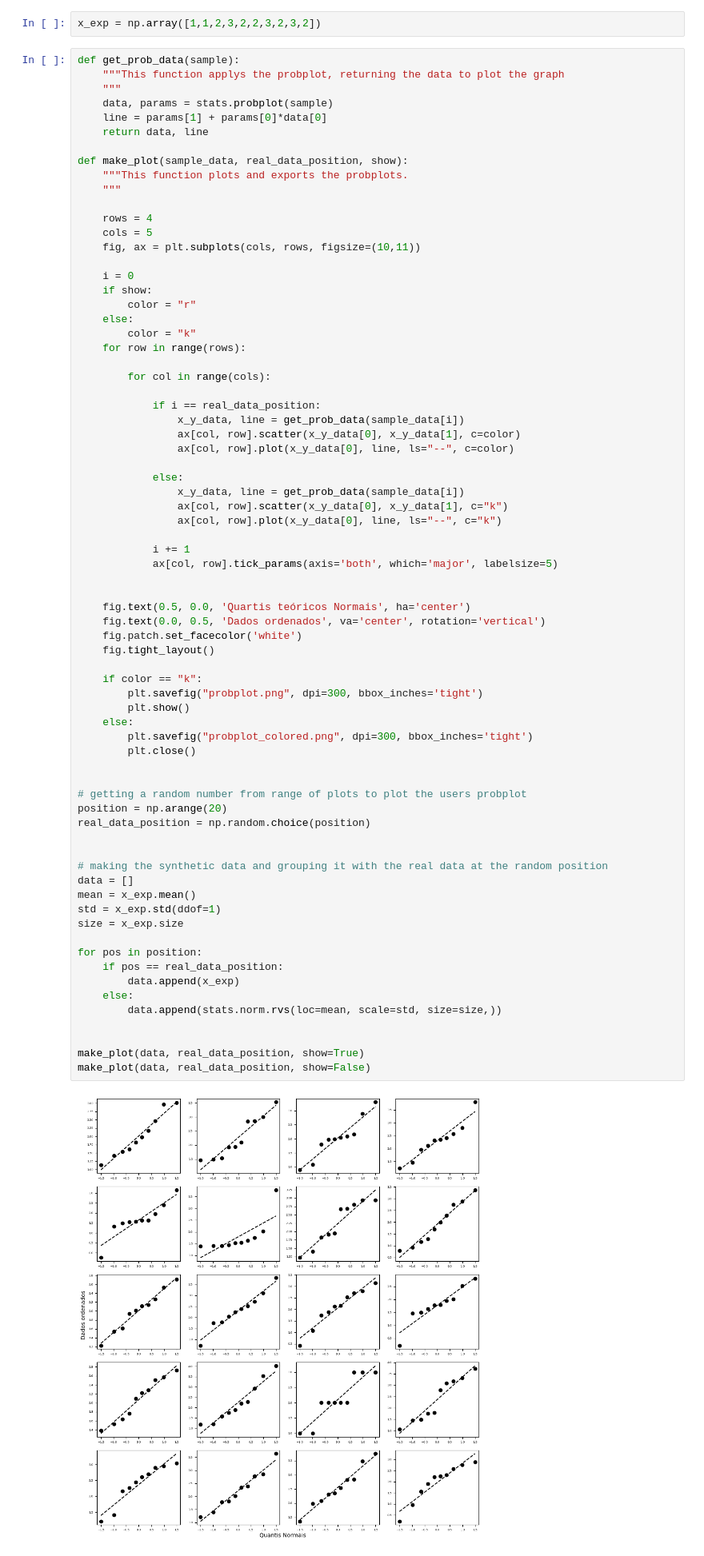
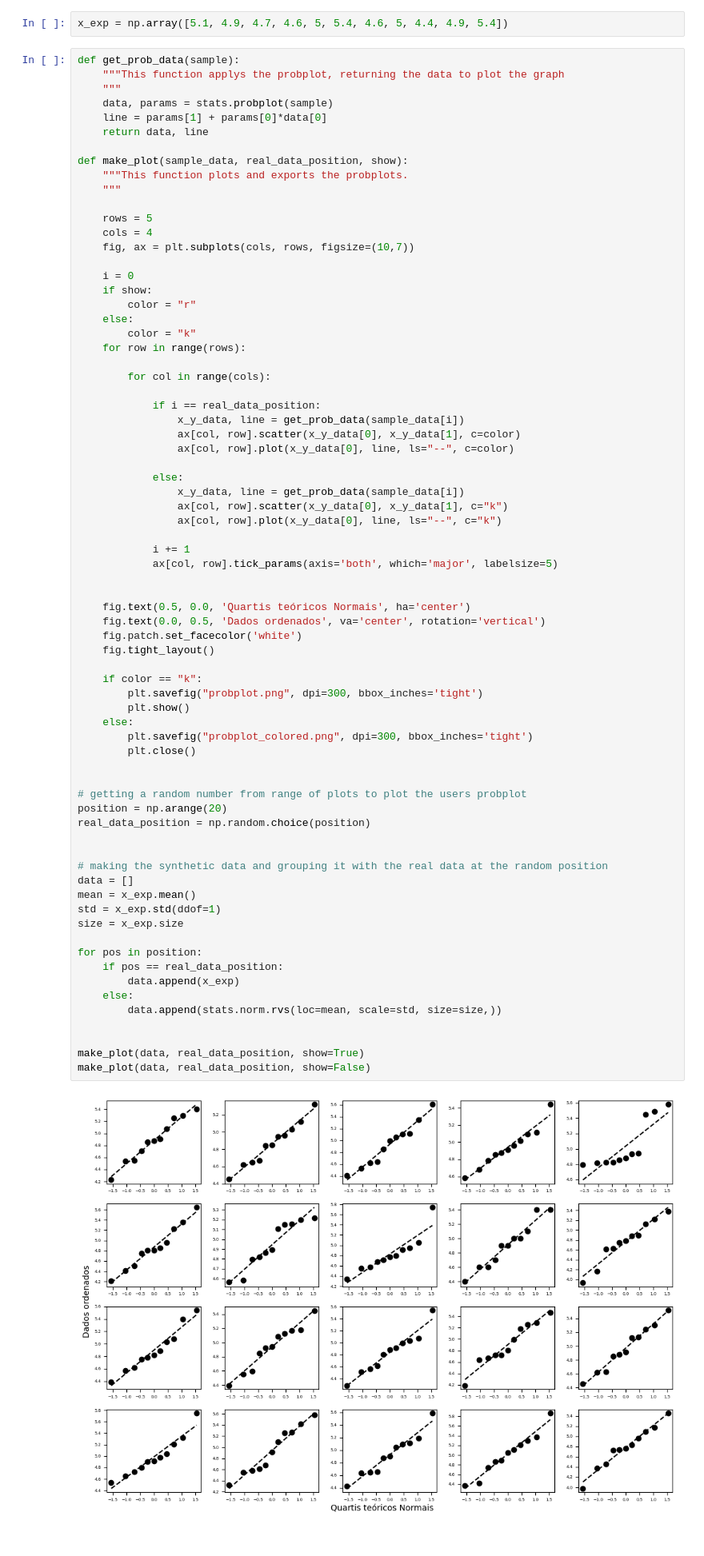
Before and after one commit to andersonmdcanteli/val-metodos-analiticos, a Jupyter notebook: make-plots/probplot/random-probplot.ipynb, the cells around one changed output. Shown at 80% size. Cells and saved outputs as stored; diff of their text form.

Commit message:
update probplot figures

```diff
--- a/make-plots/probplot/random-probplot.ipynb
+++ b/make-plots/probplot/random-probplot.ipynb
@@ -8,7 +8,7 @@ import numpy as np
 import matplotlib.pyplot as plt
 from scipy import stats
 # %%
-x_exp = np.array([1,1,2,3,2,2,3,2,3,2])
+x_exp = np.array([5.1, 4.9, 4.7, 4.6, 5, 5.4, 4.6, 5, 4.4, 4.9, 5.4])
 # %%
 def get_prob_data(sample):
     """This function applys the probplot, returning the data to plot the graph
@@ -21,9 +21,9 @@ def make_plot(sample_data, real_data_position, show):
     """This function plots and exports the probplots.
     """
 
-    rows = 4
-    cols = 5
-    fig, ax = plt.subplots(cols, rows, figsize=(10,11))
+    rows = 5
+    cols = 4
+    fig, ax = plt.subplots(cols, rows, figsize=(10,7))
 
     i = 0
     if show:
@@ -55,31 +55,31 @@ def make_plot(sample_data, real_data_position, show):
 
     if color == "k":
         plt.savefig("probplot.png", dpi=300, bbox_inches='tight')
         plt.show()
     else:
         plt.savefig("probplot_colored.png", dpi=300, bbox_inches='tight')
         plt.close()
 
 
 # getting a random number from range of plots to plot the users probplot
 position = np.arange(20)
 real_data_position = np.random.choice(position)
 
 
 # making the synthetic data and grouping it with the real data at the random position
 data = []
 mean = x_exp.mean()
 std = x_exp.std(ddof=1)
 size = x_exp.size
 
 for pos in position:
     if pos == real_data_position:
         data.append(x_exp)
     else:
         data.append(stats.norm.rvs(loc=mean, scale=std, size=size,))
 
 
 make_plot(data, real_data_position, show=True)
 make_plot(data, real_data_position, show=False)
 # %% [output]
-[figure, old version]
+[figure, new version]
```
Also changed, not shown: 1 other file.
